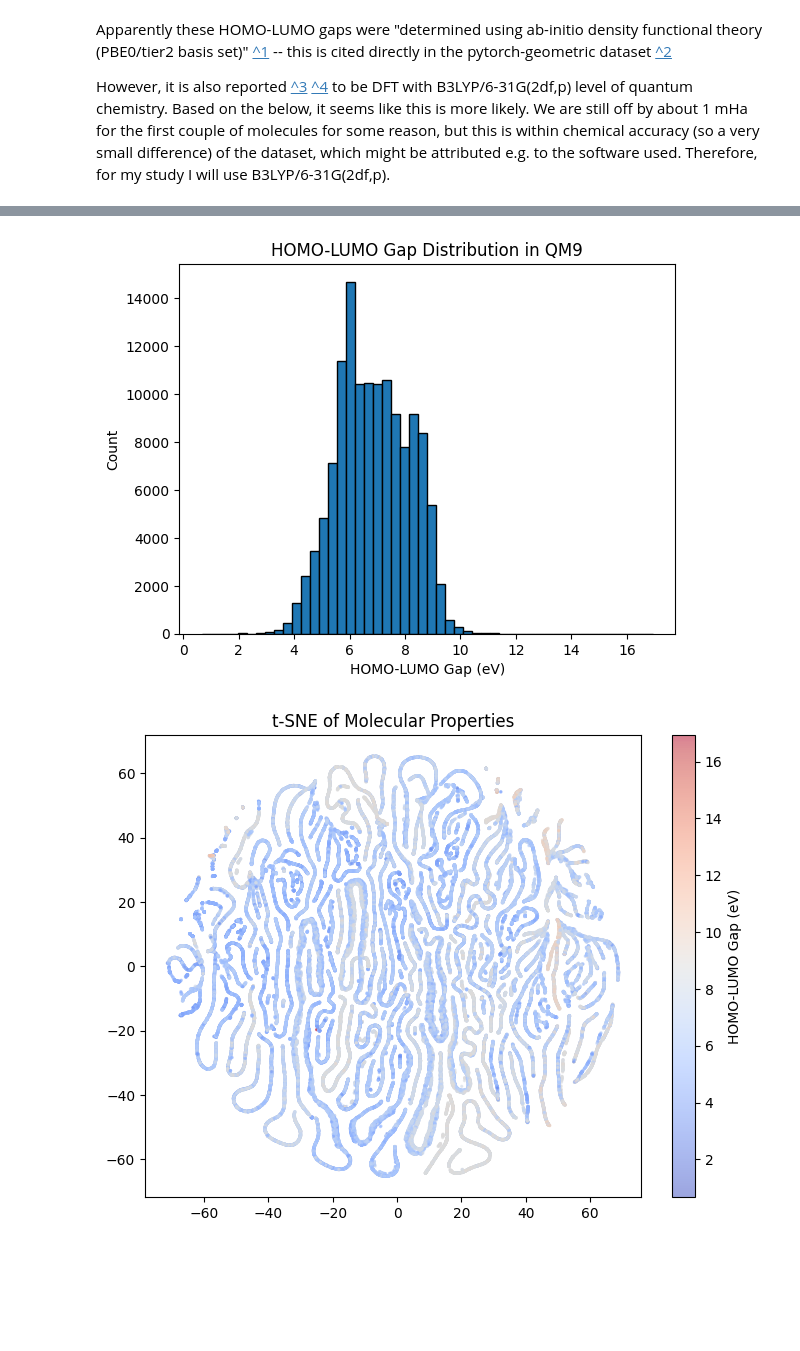
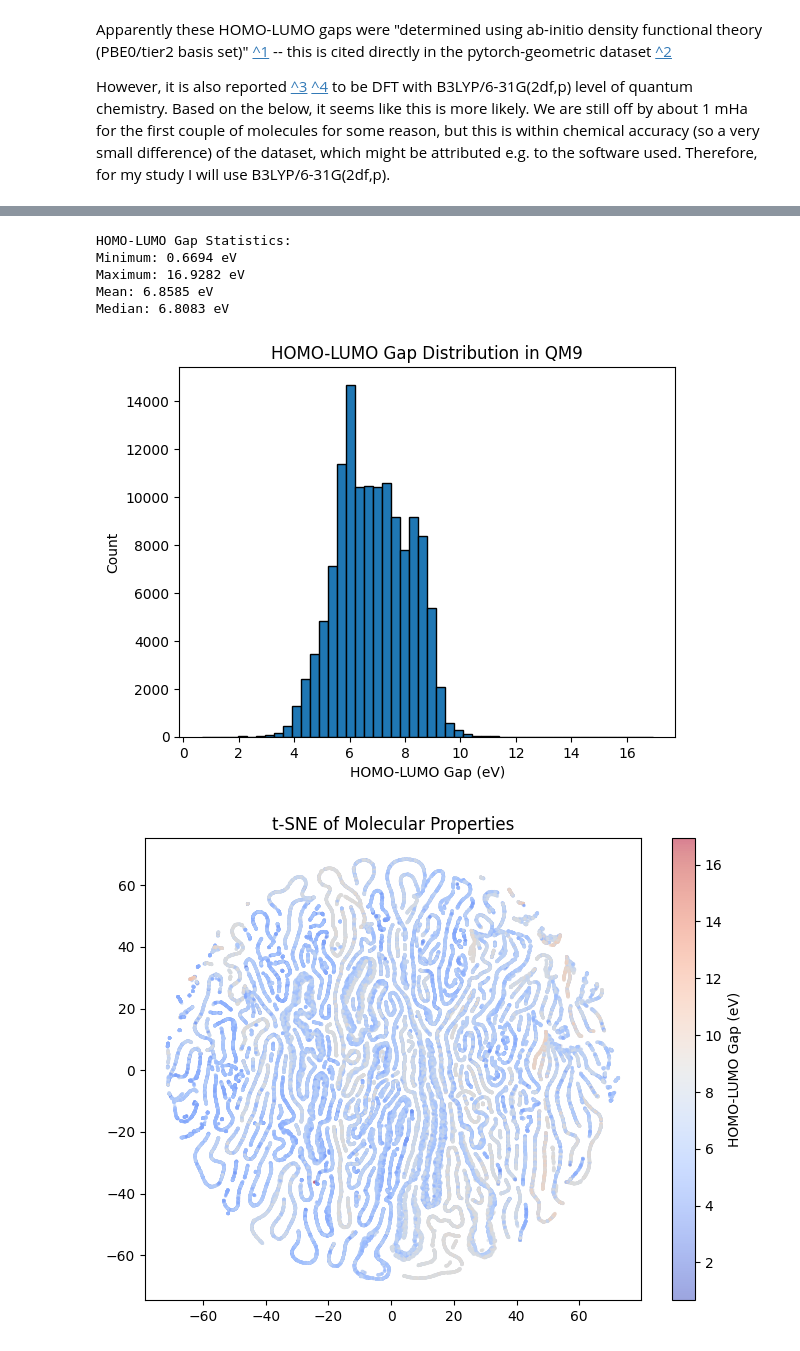
Before and after one commit to jphaupt/generative-molecular-design, a Jupyter notebook: notebooks/01_explore_qm9.ipynb, the cells around one changed output, grey strips where cells are left out. Drawn from its saved outputs; the diff is of its cells as text; code cells hidden in the pictures; blank space fills up the shorter version.

Commit message:
check gradients and add basic statistics

```diff
--- a/notebooks/01_explore_qm9.ipynb
+++ b/notebooks/01_explore_qm9.ipynb
@@ -130,39 +138,56 @@ import matplotlib.pyplot as plt
 import torch
 homo_lumo_gaps = torch.cat([data.y[:, 4] for data in dataset])  # Column 4 is HOMO-LUMO gap
 
+# Calculate statistics for HOMO-LUMO gaps
+min_gap = torch.min(homo_lumo_gaps).item()
+max_gap = torch.max(homo_lumo_gaps).item()
+mean_gap = torch.mean(homo_lumo_gaps).item()
+median_gap = torch.median(homo_lumo_gaps).item()
+
+print(f"HOMO-LUMO Gap Statistics:")
+print(f"Minimum: {min_gap:.4f} eV")
+print(f"Maximum: {max_gap:.4f} eV")
+print(f"Mean: {mean_gap:.4f} eV")
+print(f"Median: {median_gap:.4f} eV")
+
 plt.hist(homo_lumo_gaps.numpy(), bins=50, edgecolor="black")
 plt.xlabel("HOMO-LUMO Gap (eV)")
 plt.ylabel("Count")
 plt.title("HOMO-LUMO Gap Distribution in QM9")
 plt.show()
 # %% [output]
+HOMO-LUMO Gap Statistics:
+Minimum: 0.6694 eV
+Maximum: 16.9282 eV
+Mean: 6.8585 eV
+Median: 6.8083 eV
 [figure]
 # %%
 # use PCA to reduce dimensionality to 5D
 # then tSNE to reduce to 2D
 # colour code according to HOMO-LUMO gap to
 # get an idea of the distribution
 
 import numpy as np
 from sklearn.decomposition import PCA
 from sklearn.manifold import TSNE
 
 # graph/molecule/target properties
 Y = torch.cat([data.y for data in dataset], dim=0).numpy()
 
 homo_lumo_gap = Y[:, 4]
 
 pca = PCA(n_components=4)
 Y_pca = pca.fit_transform(Y)
 
 # Apply t-SNE on reduced 5D space
-tsne = TSNE(n_components=2, perplexity=50, random_state=42, n_jobs=16, method='barnes_hut', max_iter=500)
+tsne = TSNE(n_components=2, random_state=42, n_jobs=16, method='barnes_hut', max_iter=500)
 Y_embedded = tsne.fit_transform(Y_pca)
 
 plt.figure(figsize=(8, 6))
 plt.scatter(Y_embedded[:, 0], Y_embedded[:, 1], c=homo_lumo_gap, cmap="coolwarm", alpha=0.5, s=2)
 plt.colorbar(label="HOMO-LUMO Gap (eV)")
 plt.title("t-SNE of Molecular Properties")
 plt.show()
 # %% [output]
-[figure, old version]
+[figure, new version]
```
Also changed, not shown: parts of 2 cells of this notebook, 3 other files.
